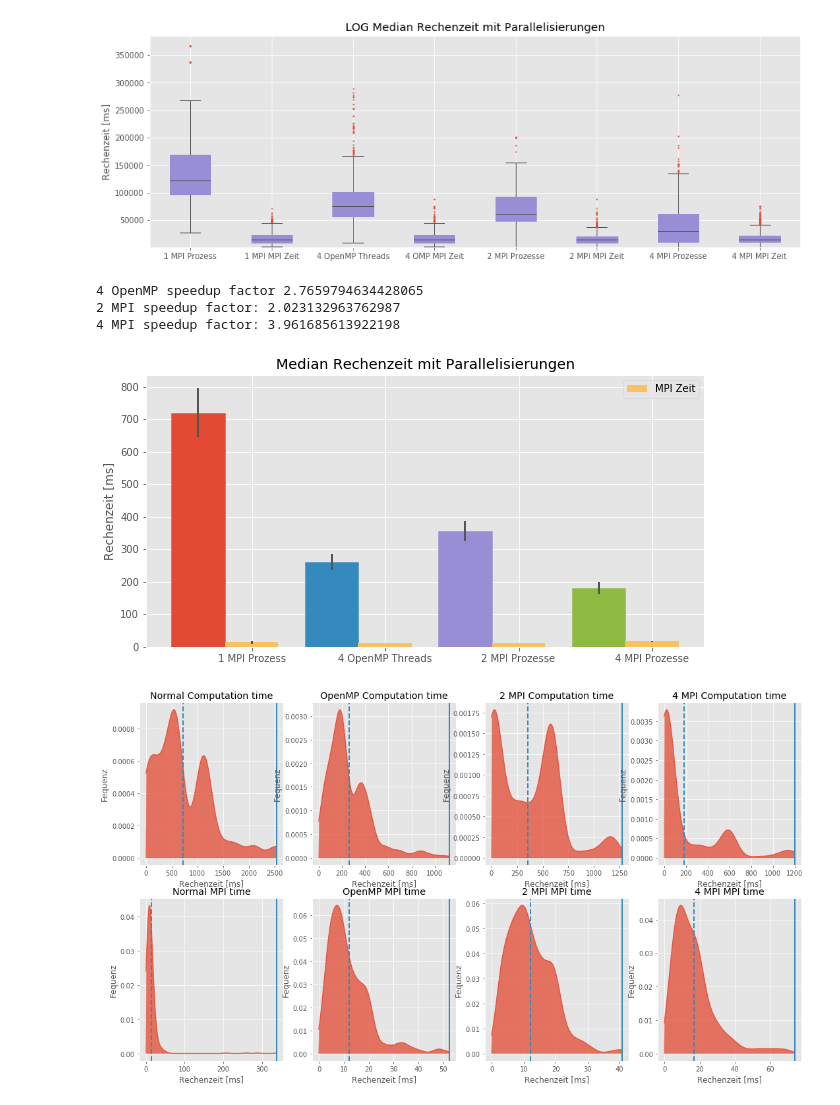
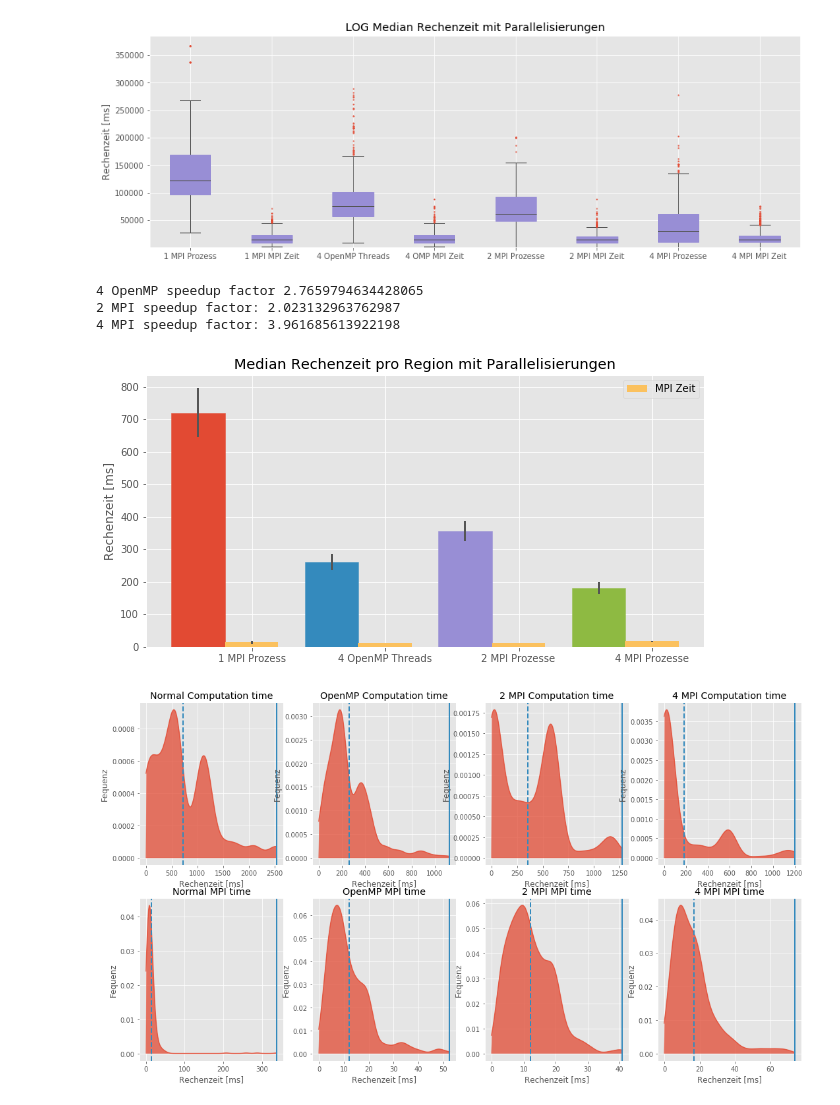
Before and after one commit to eragp/mandelbrot, a Jupyter notebook: eval/scalingGraph/Parallelism.ipynb, the cells around one changed output. Saved outputs shown, nothing was run; the diff lists cells and outputs as text; code cells hidden in the pictures.

```diff
--- a/eval/scalingGraph/Parallelism.ipynb
+++ b/eval/scalingGraph/Parallelism.ipynb
@@ -224,7 +224,6 @@ def stat(data):
     m, err = mean_confidence(a, .99)
     m2, err2 = mean_confidence(b, .99)
     return m, err, m2, err2
-    #return np.mean(a), np.std(a), np.mean(b), np.std(b)
 
 normal, normalErr, normalMPI, normalMPIerr = stat(normalT)
 omp, ompErr, ompMPI, ompMPIerr = stat(ompT)
@@ -247,36 +246,36 @@ barlist = ax.bar(alteration[0] + x, y, align='center', width=ind_width)
 
 barlist[0].set_color('#E24A33')
 barlist[1].set_color('#348ABD')
 barlist[2].set_color('#988ED5')
 barlist[3].set_color('#8EBA42')
 
 
 yMPI = (normalMPI, ompMPI, mpi2MPI, mpiMPI)
 yMPIErr = (normalMPIerr, ompMPIerr, mpi2MPIerr, mpiMPIerr)
 ax.bar(alteration[1] + x, yMPI, align='center', color='#FBC15E', width=ind_width, label='MPI Zeit')
 
 
 ax.errorbar(alteration[0] + x, y, yerr=yerr, color='#555555', ls='none', lw = 2, capthick = 2)
 ax.errorbar(alteration[1] + x, yMPI, yerr=yMPIErr, color='#555555', ls='none', lw = 2, capthick = 2)
 ax.set_ylabel('Rechenzeit [ms]')
-ax.set_title('Median Rechenzeit mit Parallelisierungen')
+ax.set_title('Median Rechenzeit pro Region mit Parallelisierungen')
 
 ax.set_xticks(np.arange(len(x_ticks)))
 ax.set_xticklabels(x_ticks)
 ax.legend()
 #plt.yscale('log')
-#save_fig(fig, 'parallelism')
+save_fig(fig, 'parallelism')
 
 print('4 OpenMP speedup factor', normal / omp)
 print('2 MPI speedup factor:', normal / mpi2)
 print('4 MPI speedup factor:', normal / mpi)
 
 plt.show()
 # %% [output]
 4 OpenMP speedup factor 2.7659794634428065
 2 MPI speedup factor: 2.023132963762987
 4 MPI speedup factor: 3.961685613922198
-[figure, old version]
+[figure, new version]
 # %%
 normalCT, normalMPI = zip(*normalT)
 ompCT, ompMPI = zip(*ompT)
```
Also changed, not shown: 23 other files.
